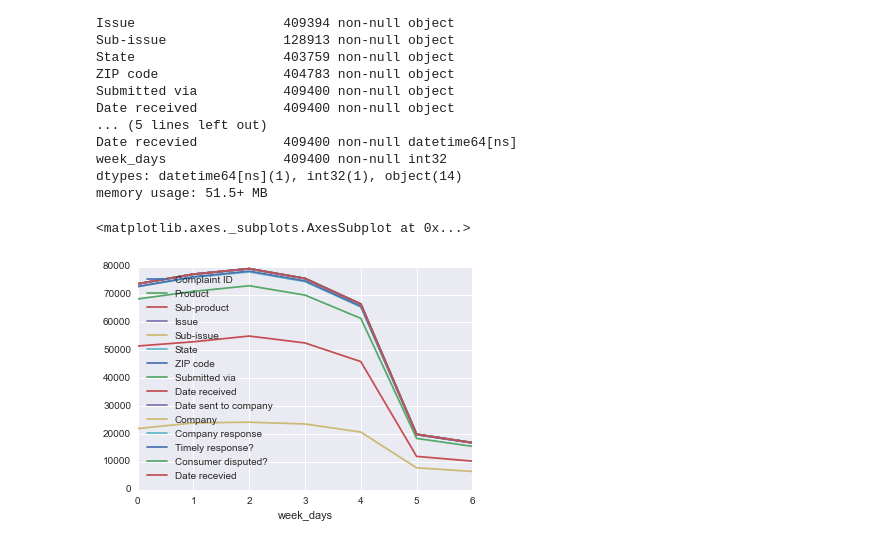
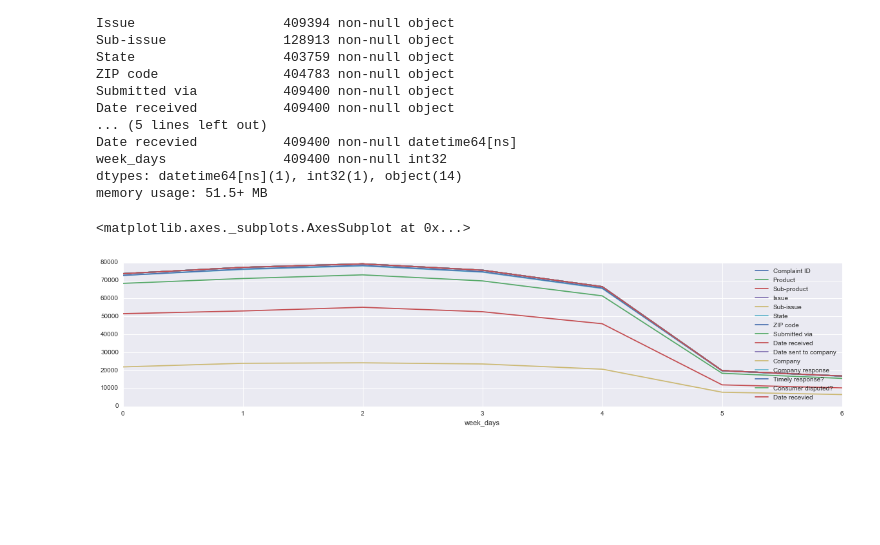
Before and after one commit to tiy-lv-python-2015-06/consumer-complaints, a Jupyter notebook: ConsumerComplaints.ipynb, the cells around one changed output. Drawn from its saved outputs; the diff is of its cells as text; code cells hidden in the pictures; blank space fills up the shorter version.

```diff
--- a/ConsumerComplaints.ipynb
+++ b/ConsumerComplaints.ipynb
@@ -177,7 +172,7 @@ week_days               409400 non-null int32
 dtypes: datetime64[ns](1), int32(1), object(14)
 memory usage: 51.5+ MB
 # %%
-complaints.groupby("week_days").count().plot()
+complaints.groupby("week_days").count().plot(figsize=(20, 4))
 # %% [output]
 <matplotlib.axes._subplots.AxesSubplot at 0x...>
-[figure, old version]
+[figure, new version]
```
Also changed, not shown: parts of 3 cells of this notebook.
